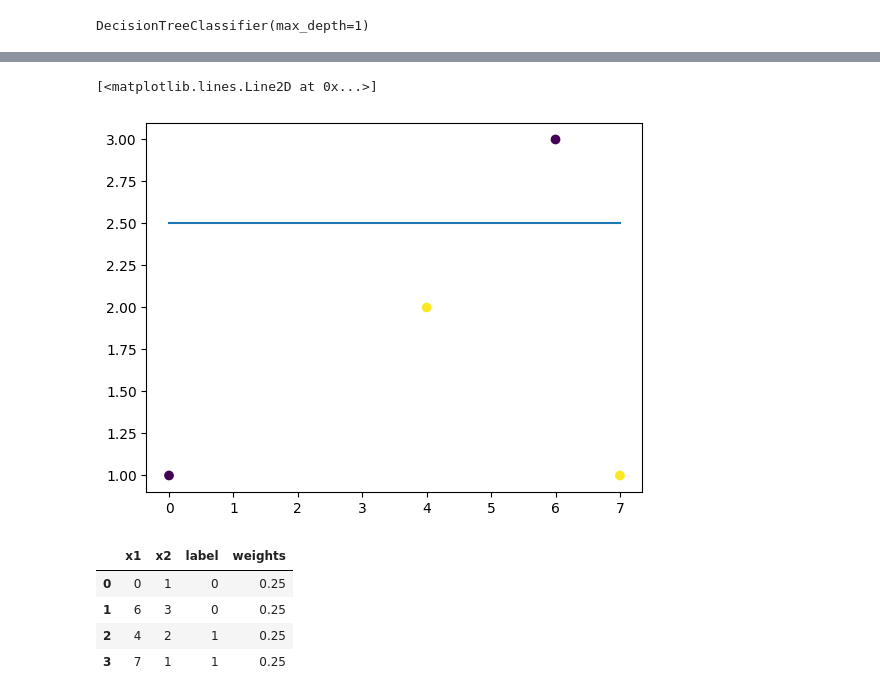
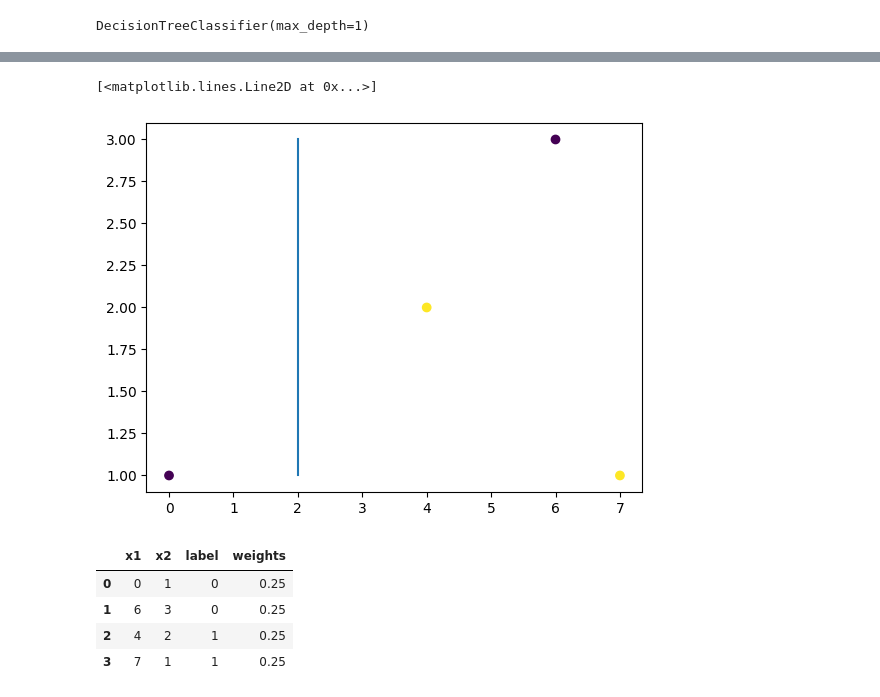
Before and after one commit to AbuManiyar/pdf-to-csv-to-eda, a Jupyter notebook: campusx.ipynb, the cells around one changed output, grey strips where cells are left out. Drawn from its saved outputs; the diff is of its cells as text; code cells hidden in the pictures.

```diff
--- a/campusx.ipynb
+++ b/campusx.ipynb
@@ -809,9 +809,9 @@ plot_tree(dt)
 # %%
 plt.scatter(df[['x1']],df['x2'], c=df['label'])
-plt.plot([0,7],[2.5,2.5])
+plt.plot([2,2],[1,3])
 # %% [output]
 [<matplotlib.lines.Line2D at 0x...>]
-[figure, old version]
+[figure, new version]
 # %%
 #assign weights to each row
 df['weights'] = [1/df.shape[0]]*df.shape[0]
```
Also changed, not shown: parts of 14 cells of this notebook.
